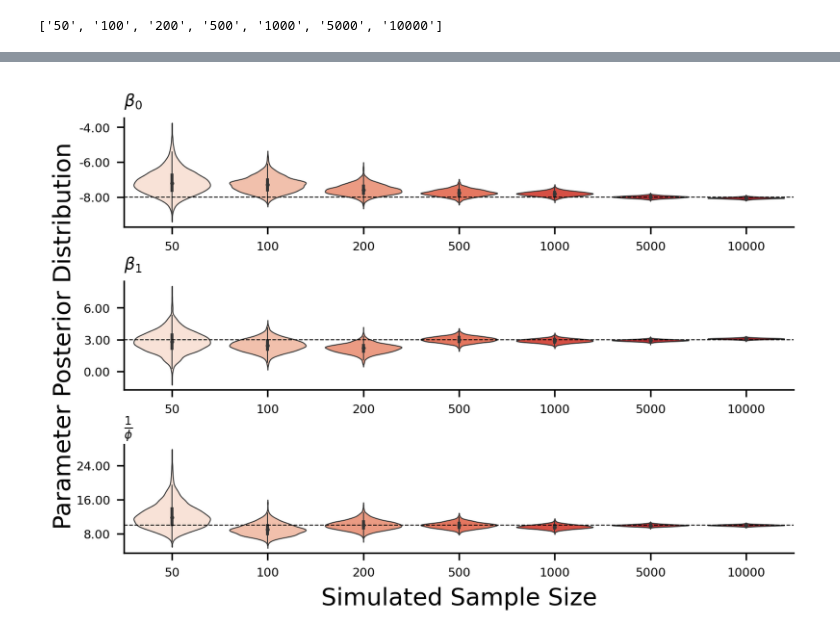
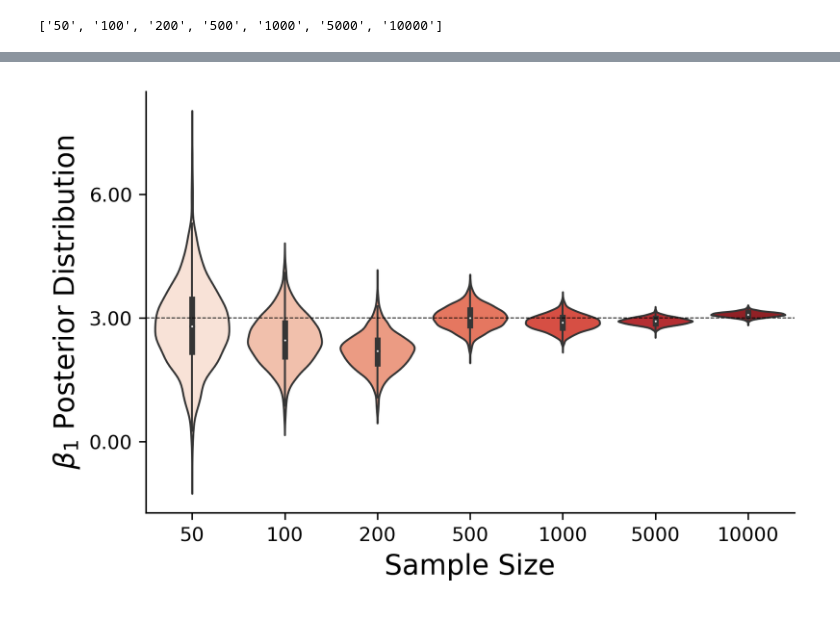
Before and after one commit to knightlab-analyses/birdman-analyses, a Jupyter notebook: notebooks/sample_size_figures.ipynb, the cells around one changed output, grey strips where cells are left out. Drawn from its saved outputs; the diff is of its cells as text; code cells hidden in the pictures.

```diff
--- a/notebooks/sample_size_figures.ipynb
+++ b/notebooks/sample_size_figures.ipynb
@@ -32,6 +32,7 @@ order = list(map(str, sorted(beta_var_df["sample_size"].unique())))
 beta_var_df["sample_size"] = pd.Categorical(beta_var_df["sample_size"].astype(str),
                                             categories=order,
                                             ordered=True)
+beta_var_df = beta_var_df.query("column == 'beta_case'")
 print(beta_var_df.shape)
 beta_var_df.head()
 # %% [output]
@@ -107,55 +50,35 @@ plt.show()
 # %%
 import matplotlib.ticker as ticker
 from matplotlib.patches import Patch
 
-fig, axs = plt.subplots(3, 1)
-plt.subplots_adjust(hspace=0.5)
-coef_dict = {"Intercept": r"$\beta_0$", "beta_case": r"$\beta_1$"}
+fig, ax = plt.subplots(1, 1)
 palette = dict(zip(
     order,
     sns.color_palette("Reds", len(order))
 ))
 
-true_vals = [-8, 3]
+true_val = 3
 
 violin_args = {
     "x": "sample_size",
     "y": "value",
     "palette": palette,
-    "linewidth": 0.5,
+    "linewidth": 1,
     "scale": "width"
 }
-for (col, _df), ax, true_val in zip(beta_var_df.groupby("column"), axs, true_vals):
-    sns.violinplot(
-        data=_df,
-        ax=ax,
-        **violin_args,
-    )
-    ax.axhline(true_val, color="black", ls="--", lw=0.5)
-    ax.set_xlabel("")
-    ax.set_title(coef_dict[col], fontsize="small")
-
 sns.violinplot(
-    data=inv_disp_df,
-    ax=axs[2],
+    data=beta_var_df,
+    ax=ax,
     **violin_args,
 )
-axs[2].axhline(10, ls="--", color="black", lw=0.5)
+ax.axhline(true_val, color="black", ls="--", lw=0.5)
+ax.set_xlabel("Sample Size", fontsize="x-large")
+ax.set_ylabel(r"$\beta_1$ Posterior Distribution", fontsize="x-large")
 
-axs[2].set_title(r"$\frac{1}{\phi}$", fontsize="small")
+ax.yaxis.set_major_locator(ticker.MaxNLocator(4))
+ax.yaxis.set_major_formatter(ticker.FormatStrFormatter("%.2f"))
 
-for ax in axs:
-    ax.tick_params("both", labelsize=6)
-    ax.set_ylabel("")
-
-axs[1].set_ylabel("Parameter Posterior Distribution")
-axs[2].set_xlabel("Simulated Sample Size")
-
-for ax in axs:
-    ax.yaxis.set_major_locator(ticker.MaxNLocator(4))
-    ax.yaxis.set_major_formatter(ticker.FormatStrFormatter("%.2f"))
-
-plt.savefig("../figures/simulation/sample_size_uncertainty.pdf")
+plt.savefig("../figures/simulation/sample_size_uncertainty_beta_1.pdf")
 plt.show()
 # %% [output]
-[figure, old version]
+[figure, new version]
```
Also changed, not shown: parts of 3 cells of this notebook, 6 other files.
